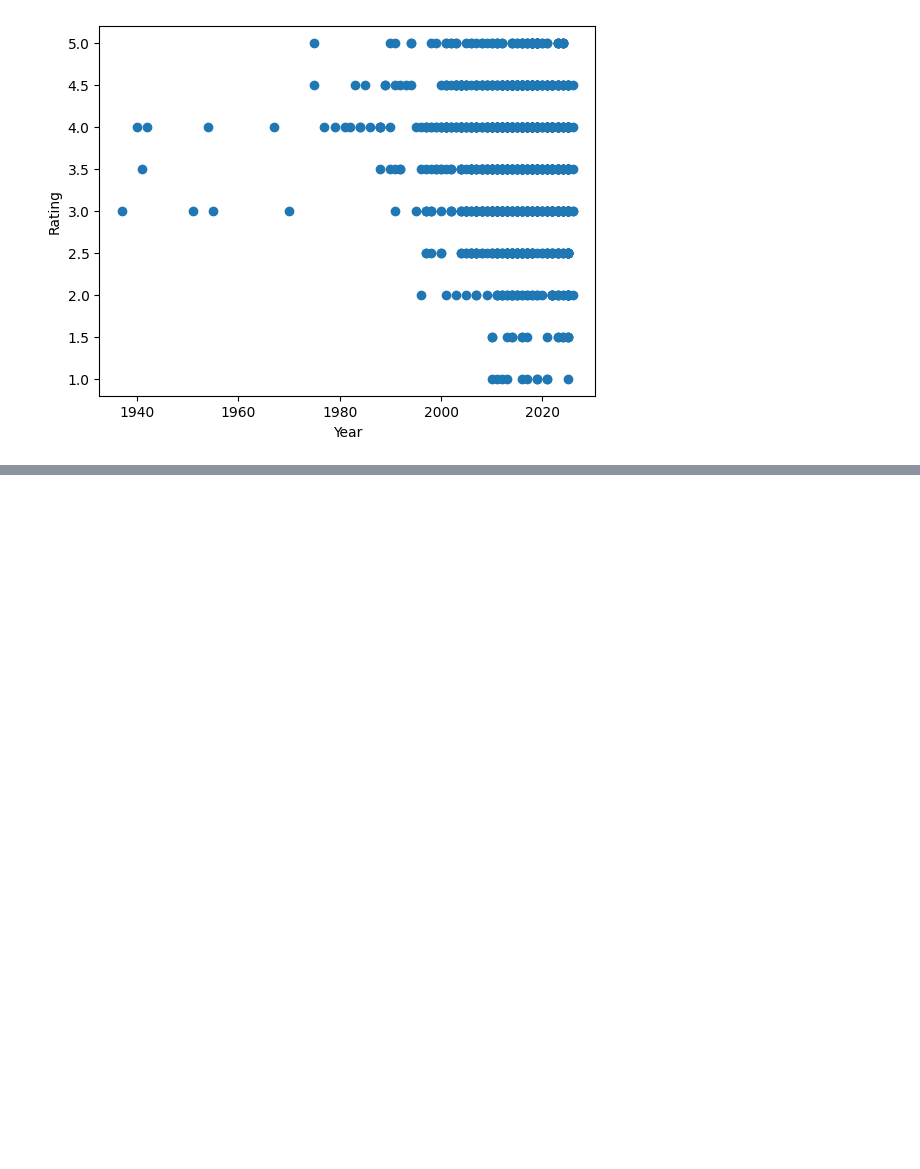
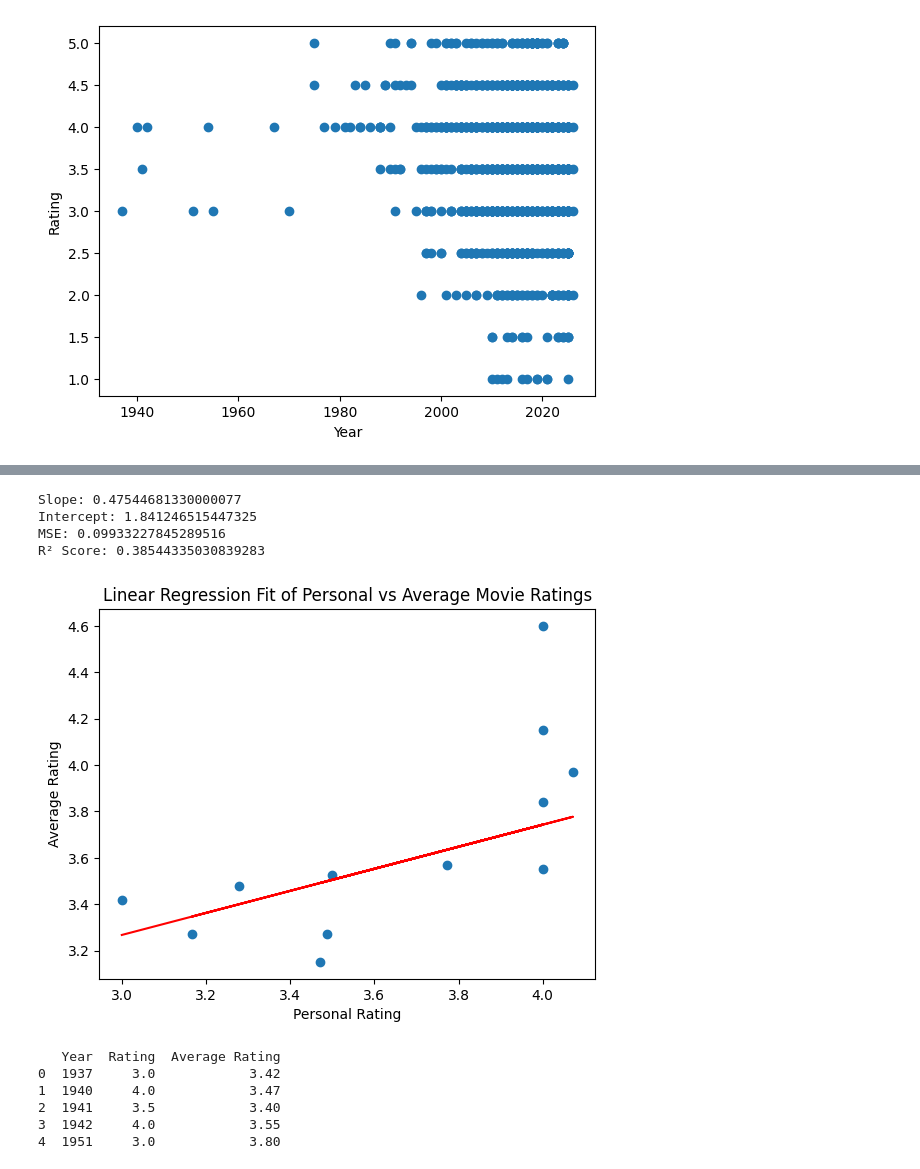
Before and after one commit to siddharth-padakanti/letterboxd-rating-analysis, a Jupyter notebook: notebook/analysis.ipynb, the cells around one changed output, grey strips where cells are left out. Cells and saved outputs as stored; diff of their text form; code cells hidden in the pictures; blank space fills up the shorter version.

```diff
--- a/notebook/analysis.ipynb
+++ b/notebook/analysis.ipynb
@@ -89,0 +86,47 @@ data_exploded.groupby("Genre")["Rating"].mean().sort_values().plot(kind="bar")
+# %%
+from sklearn.linear_model import LinearRegression
+from sklearn.model_selection import train_test_split
+from sklearn.metrics import mean_squared_error, mean_absolute_error, r2_score
+
+X = df_grouped['Rating'].values.reshape(-1, 1)
+y = df_grouped['Average Rating'].values
+
+X_train, X_test, y_train, y_test = train_test_split(
+    X, y, test_size=0.2, random_state=42
+)
+
+model = LinearRegression()
+model.fit(X_train, y_train)
+
+print("Slope:", model.coef_[0])
+print("Intercept:", model.intercept_)
+
+y_pred = model.predict(X_test)
+
+mse = mean_squared_error(y_test, y_pred)
+r2 = r2_score(y_test, y_pred)
+
+print("MSE:", mse)
+print("R² Score:", r2)
+
+plt.scatter(X_test, y_test, label="Actual")
+plt.plot(X_test, y_pred, color="red", label="Regression Line")
+plt.xlabel('Personal Rating')
+plt.ylabel('Average Rating')
+plt.title('Linear Regression Fit of Personal vs Average Movie Ratings')
+plt.show()
+# %% [output]
+Slope: 0.47544681330000077
+Intercept: 1.841246515447325
+MSE: 0.09933227845289516
+R² Score: 0.38544335030839283
+[figure, added]
+# %%
+print(df_grouped.head())
+# %% [output]
+   Year  Rating  Average Rating
+0  1937     3.0            3.42
+1  1940     4.0            3.47
+2  1941     3.5            3.40
+3  1942     4.0            3.55
+4  1951     3.0            3.80
```
Also changed, not shown: parts of 25 cells of this notebook, 1 other file.
